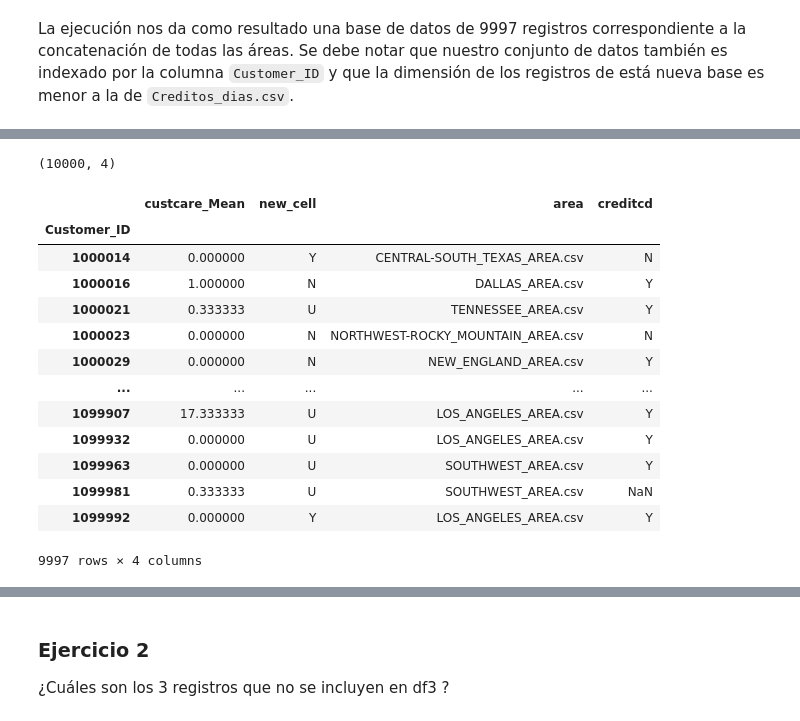
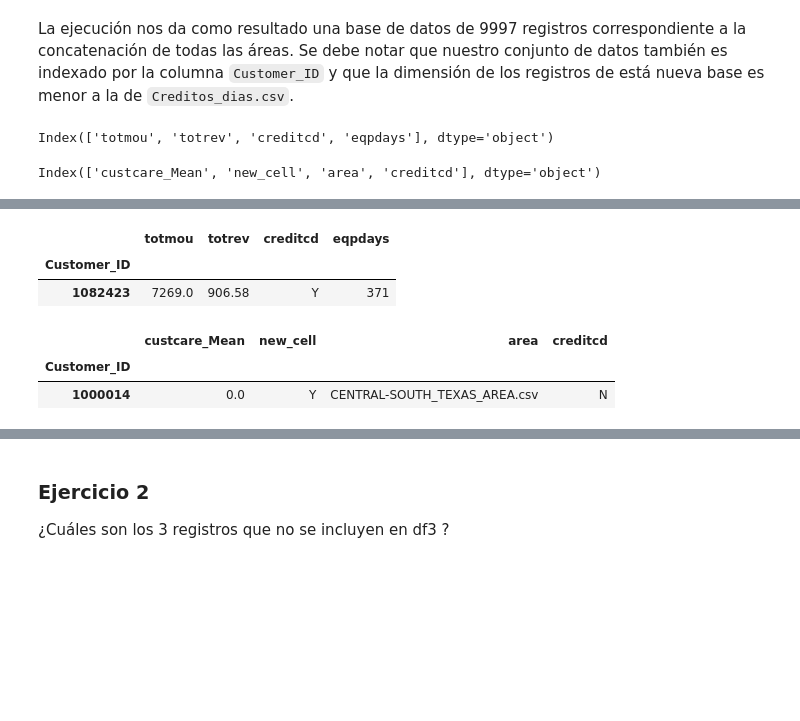
Before and after one commit to jazaineam1/Andes_ADDBD, a Jupyter notebook: Sesion4/M1_Clase_4_Manipulación_de_datos_en_Python.ipynb, the cells around one changed output, grey strips where cells are left out. Cells and saved outputs as stored; diff of their text form; code cells hidden in the pictures; blank space fills up the shorter version.

```diff
--- a/Sesion4/M1_Clase_4_Manipulación_de_datos_en_Python.ipynb
+++ b/Sesion4/M1_Clase_4_Manipulación_de_datos_en_Python.ipynb
@@ -781,6 +853,14 @@ agr_df
 9997 rows × 4 columns
 # %% [markdown]
 La ejecución nos da como resultado una base de datos de 9997 registros correspondiente a la concatenación de todas las áreas. Se debe notar que nuestro conjunto de datos también es indexado por la columna `Customer_ID` y que la dimensión de los registros de está nueva base es menor a la de  `Creditos_dias.csv`.
+# %%
+df.columns
+# %% [output]
+Index(['totmou', 'totrev', 'creditcd', 'eqpdays'], dtype='object')
+# %%
+agr_df.columns
+# %% [output]
+Index(['custcare_Mean', 'new_cell', 'area', 'creditcd'], dtype='object')
 # %% [markdown]
  ## Cruce de información
 
@@ -799,27 +879,18 @@ La combinación a usar depende del análisis que se requiera con los datos. Lo m
 ocasiones se quiere saber que pasa con todos los registros de la primera tabla aunque no se tengan coincidencias. Alternativamente, quizá, lo menos usual es hacer combinaciones de tipo RIGHT o OUTER. Generalmente, estas son usadas cuando se quiere saber por qué no se tienen coincidencias, o cuáles registros no cumplen con la relación especificada.
 
 Ya que desconocemos cuales son los registros perdidos en los 2 dataframes que hemos construido y es necesario para continuar nuestro preprocesamiento el unir la información.
-# %%
-df.shape
-# %% [output]
-(10000, 4)
+# %%
+df.head(1)
+# %% [output]
+|  | totmou | totrev | creditcd | eqpdays |
+| Customer_ID |  |  |  |  |
+| 1082423 | 7269.0 | 906.58 | Y | 371 |
 # %%
-agr_df
+agr_df.head(1)
 # %% [output]
 |  | custcare_Mean | new_cell | area | creditcd |
 | Customer_ID |  |  |  |  |
-| 1000014 | 0.000000 | Y | CENTRAL-SOUTH_TEXAS_AREA.csv | N |
-| 1000016 | 1.000000 | N | DALLAS_AREA.csv | Y |
-| 1000021 | 0.333333 | U | TENNESSEE_AREA.csv | Y |
-| 1000023 | 0.000000 | N | NORTHWEST-ROCKY_MOUNTAIN_AREA.csv | N |
-| 1000029 | 0.000000 | N | NEW_ENGLAND_AREA.csv | Y |
-| ... | ... | ... | ... | ... |
-| 1099907 | 17.333333 | U | LOS_ANGELES_AREA.csv | Y |
-| 1099932 | 0.000000 | U | LOS_ANGELES_AREA.csv | Y |
-| 1099963 | 0.000000 | U | SOUTHWEST_AREA.csv | Y |
-| 1099981 | 0.333333 | U | SOUTHWEST_AREA.csv | NaN |
-| 1099992 | 0.000000 | Y | LOS_ANGELES_AREA.csv | Y |
+| 1000014 | 0.0 | Y | CENTRAL-SOUTH_TEXAS_AREA.csv | N |
-9997 rows × 4 columns
 # %%
 df3=df.merge(agr_df,left_index=True,right_index=True,how="inner")
 df3
```
Also changed, not shown: parts of 16 cells of this notebook.
